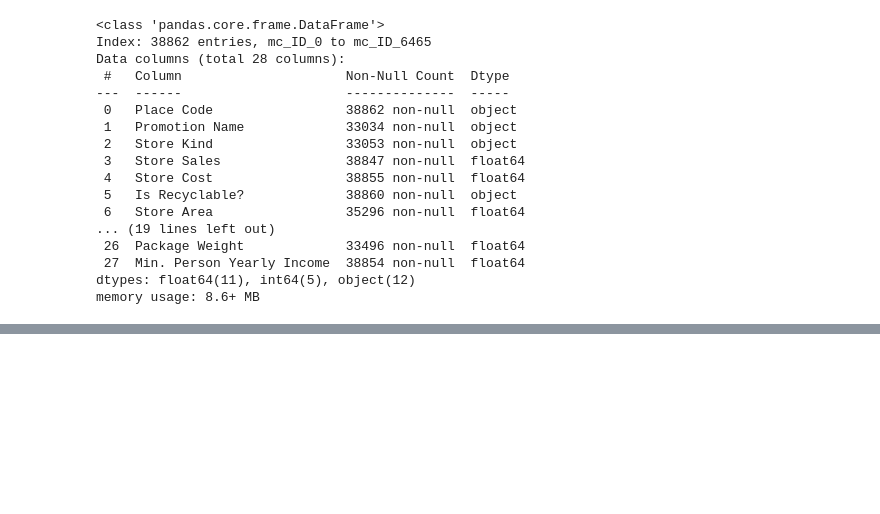
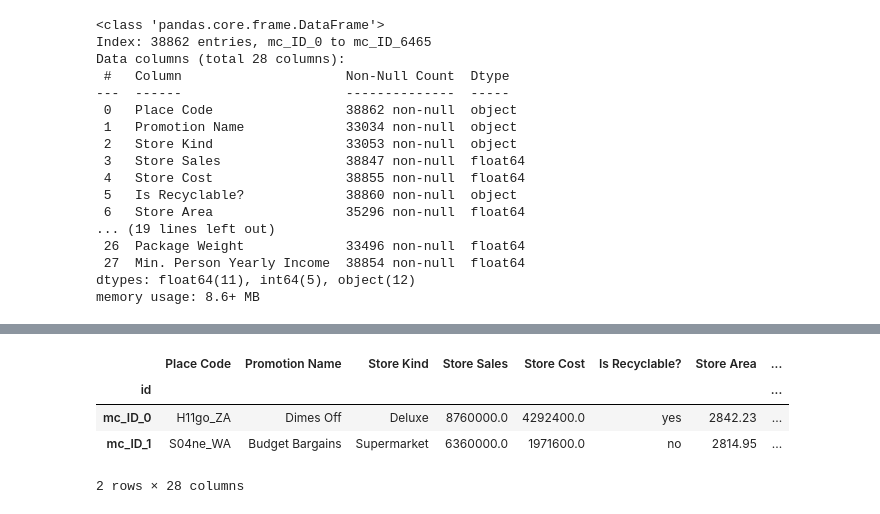
Before and after one commit to kershrita/Predicting-Market-Costs, a Jupyter notebook: data pre-processing.ipynb, the cells around one changed output, grey strips where cells are left out. Cells and saved outputs as stored; diff of their text form; code cells hidden in the pictures; blank space fills up the shorter version.

```diff
--- a/data pre-processing.ipynb
+++ b/data pre-processing.ipynb
@@ -497,8 +349,8 @@ df3.head()
 | mc_ID_4 | O09ba_VE | Save Price | Supermarket | 8840000.0 | 3447600.0 | 13.6056 | 10.6839 | ... |
 5 rows × 28 columns
 # %%
-all_df = pd.concat([df1, df2, df3])
-all_df.head()
+df = pd.concat([df1, df2, df3])
+df.head()
 # %% [output]
 |  | Place Code | Promotion Name | Store Kind | Store Sales | Store Cost | Is Recyclable? | Store Area | ... |
 | id |  |  |  |  |  |  |  | ... |
@@ -599,0 +519,8 @@ all_df.to_csv("data/cleaned_data.csv")
+# %%
+df.head(2)
+# %% [output]
+|  | Place Code | Promotion Name | Store Kind | Store Sales | Store Cost | Is Recyclable? | Store Area | ... |
+| id |  |  |  |  |  |  |  | ... |
+| mc_ID_0 | H11go_ZA | Dimes Off | Deluxe | 8760000.0 | 4292400.0 | yes | 2842.23 | ... |
+| mc_ID_1 | S04ne_WA | Budget Bargains | Supermarket | 6360000.0 | 1971600.0 | no | 2814.95 | ... |
+2 rows × 28 columns
```
Also changed, not shown: parts of 39 cells of this notebook, 3 other files.
